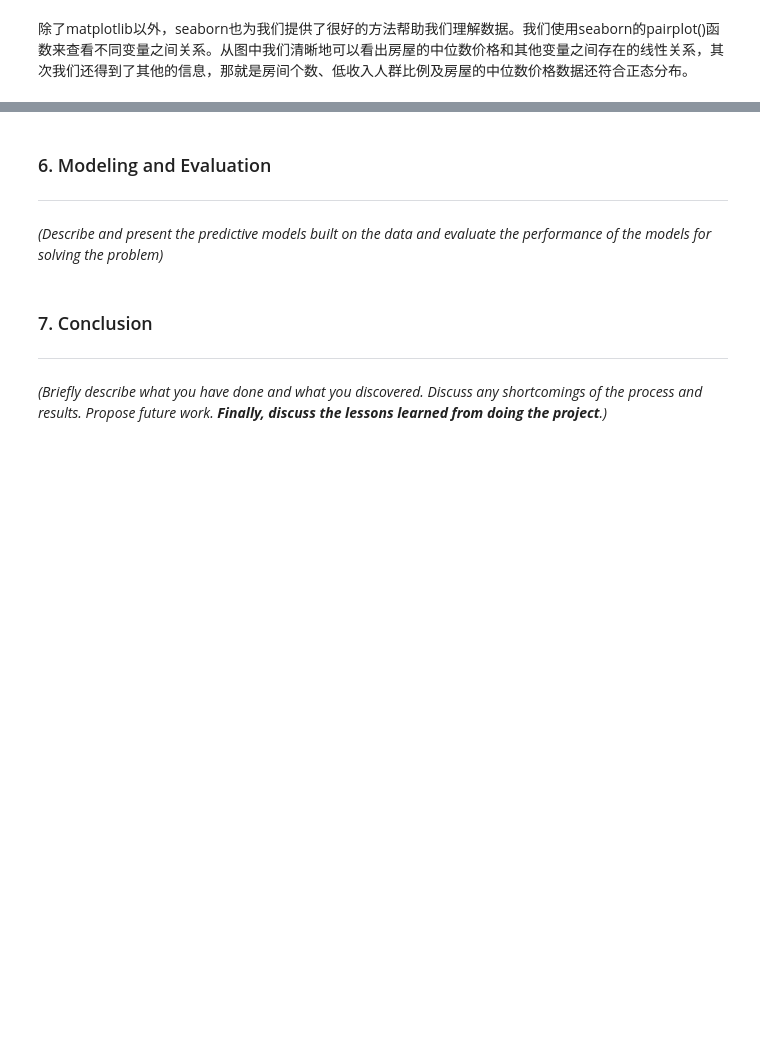
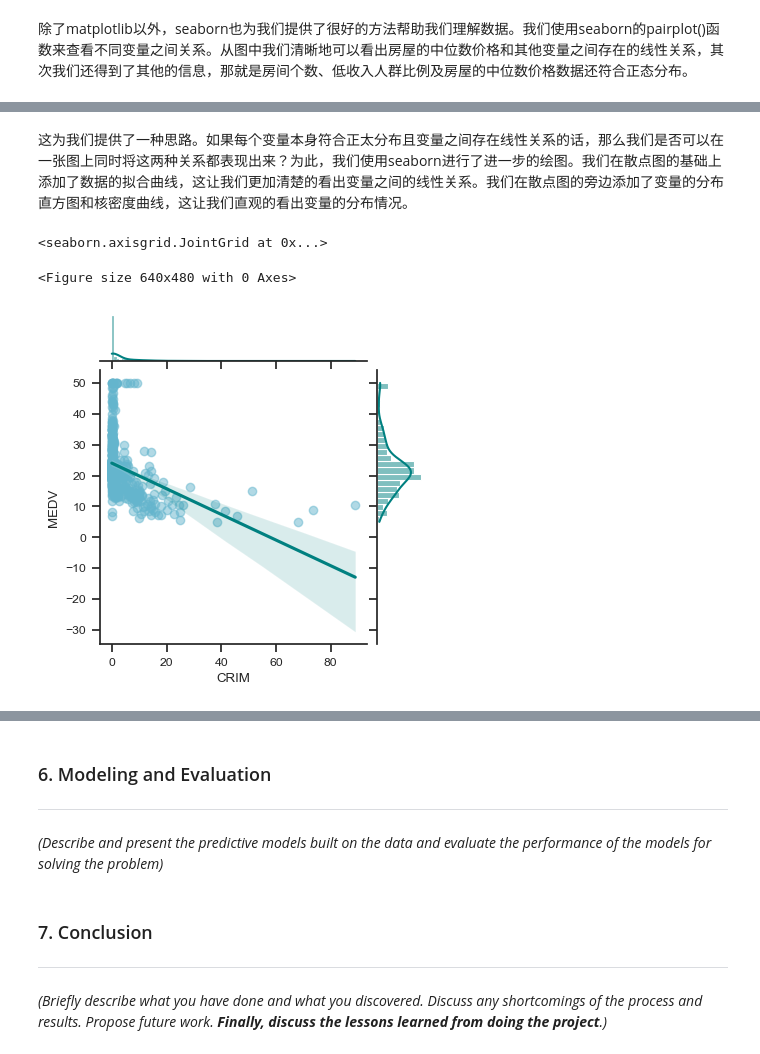
Before and after one commit to lzu215/dsp, a Jupyter notebook: Project_Report.ipynb, the cells around one changed output, grey strips where cells are left out. Cells and saved outputs as stored; diff of their text form; code cells hidden in the pictures; blank space fills up the shorter version.

Commit message:
jointplot

```diff
--- a/Project_Report.ipynb
+++ b/Project_Report.ipynb
@@ -168,0 +168,12 @@ sns.pairplot(housing,diag_kind="kde",
+# %% [markdown]
+这为我们提供了一种思路。如果每个变量本身符合正太分布且变量之间存在线性关系的话，那么我们是否可以在一张图上同时将这两种关系都表现出来？为此，我们使用seaborn进行了进一步的绘图。我们在散点图的基础上添加了数据的拟合曲线，这让我们更加清楚的看出变量之间的线性关系。我们在散点图的旁边添加了变量的分布直方图和核密度曲线，这让我们直观的看出变量的分布情况。
+# %%
+figure = plt.figure()
+
+sns.jointplot(x='CRIM', y='MEDV', data=housing, kind='reg', height=4,
+              joint_kws=dict(scatter_kws = {'color': 'c', 'alpha': 0.5}, line_kws = {'color': 'teal'}),
+              marginal_kws=dict(color='teal'))
+# %% [output]
+<seaborn.axisgrid.JointGrid at 0x...>
+<Figure size 640x480 with 0 Axes>
+[figure, added]
```
Also changed, not shown: parts of 5 cells of this notebook.
